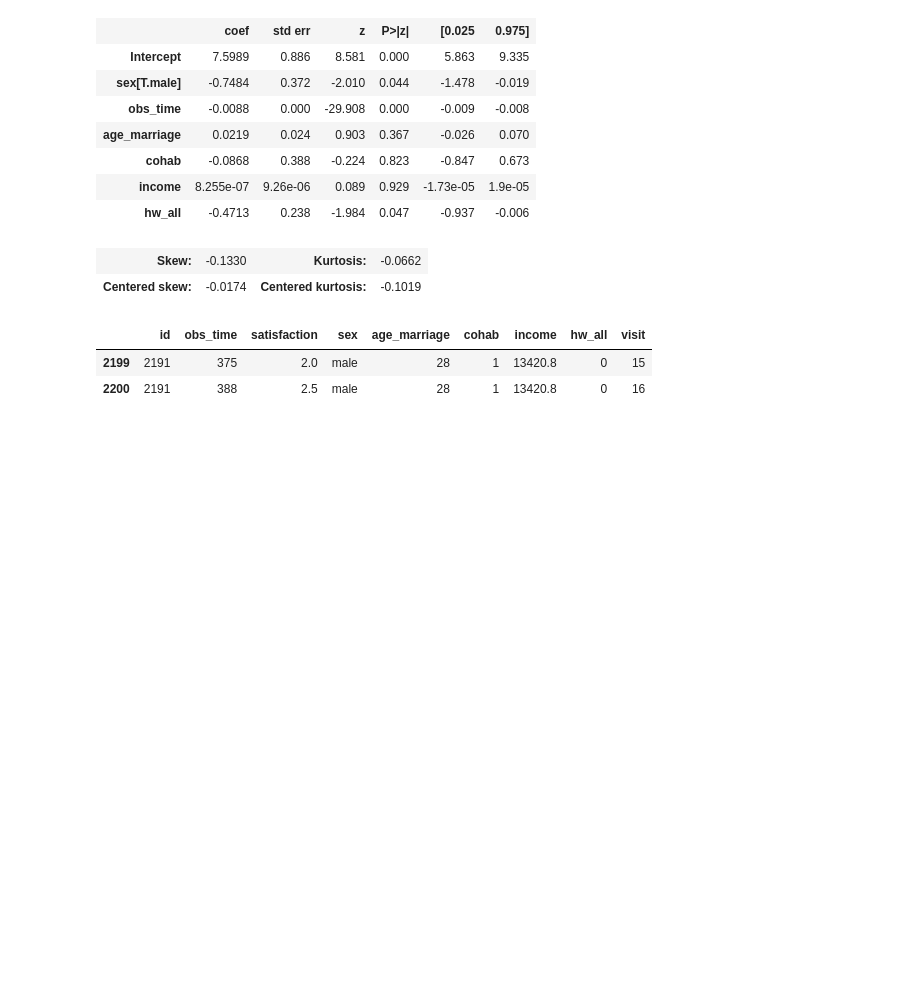
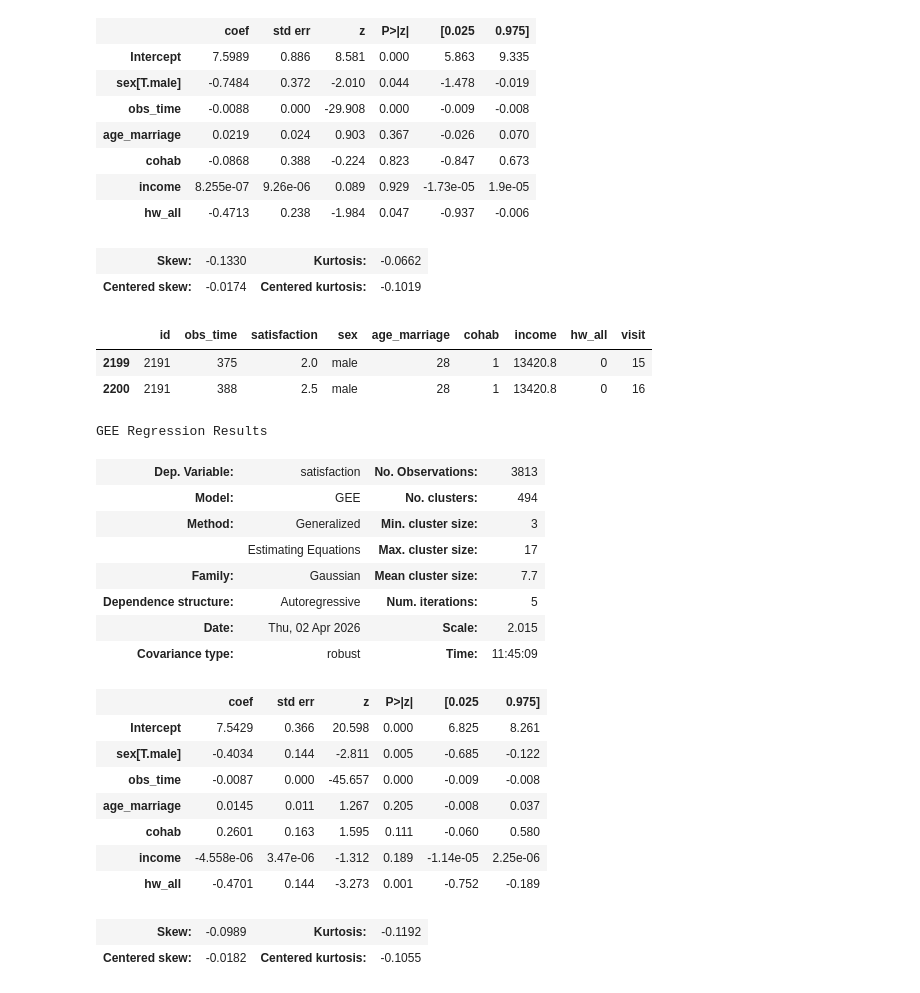
Before and after one commit to wiumjolene/uct-pph7095f, a Jupyter notebook: code/jw_002_gee.ipynb, the cells around one changed output. Cells and saved outputs as stored; diff of their text form; code cells hidden in the pictures; blank space fills up the shorter version.

```diff
--- a/code/jw_002_gee.ipynb
+++ b/code/jw_002_gee.ipynb
@@ -90,6 +90,28 @@ display(df_excluded)# df.to_excel("data_wmxjol001.xlsx", index=False)
 | 2200 | 2191 | 388 | 2.5 | male | 28 | 1 | 13420.8 | 0 | 16 |
 # %%
 gee1, gee2 = analysis.fit_gee_models(df)
+# %%
+gee1.summary()
+# %% [output]
+GEE Regression Results
+| Dep. Variable: | satisfaction | No. Observations: | 3813 |
+| Model: | GEE | No. clusters: | 494 |
+| Method: | Generalized | Min. cluster size: | 3 |
+|  | Estimating Equations | Max. cluster size: | 17 |
+| Family: | Gaussian | Mean cluster size: | 7.7 |
+| Dependence structure: | Autoregressive | Num. iterations: | 5 |
+| Date: | Thu, 02 Apr 2026 | Scale: | 2.015 |
+| Covariance type: | robust | Time: | 11:45:09 |
+|  | coef | std err | z | P>|z| | [0.025 | 0.975] |
+| Intercept | 7.5429 | 0.366 | 20.598 | 0.000 | 6.825 | 8.261 |
+| sex[T.male] | -0.4034 | 0.144 | -2.811 | 0.005 | -0.685 | -0.122 |
+| obs_time | -0.0087 | 0.000 | -45.657 | 0.000 | -0.009 | -0.008 |
+| age_marriage | 0.0145 | 0.011 | 1.267 | 0.205 | -0.008 | 0.037 |
+| cohab | 0.2601 | 0.163 | 1.595 | 0.111 | -0.060 | 0.580 |
+| income | -4.558e-06 | 3.47e-06 | -1.312 | 0.189 | -1.14e-05 | 2.25e-06 |
+| hw_all | -0.4701 | 0.144 | -3.273 | 0.001 | -0.752 | -0.189 |
+| Skew: | -0.0989 | Kurtosis: | -0.1192 |
+| Centered skew: | -0.0182 | Centered kurtosis: | -0.1055 |
 # %%
 gee2.summary()
 # %% [output]
```
Also changed, not shown: parts of 3 cells of this notebook, 12 other files.
